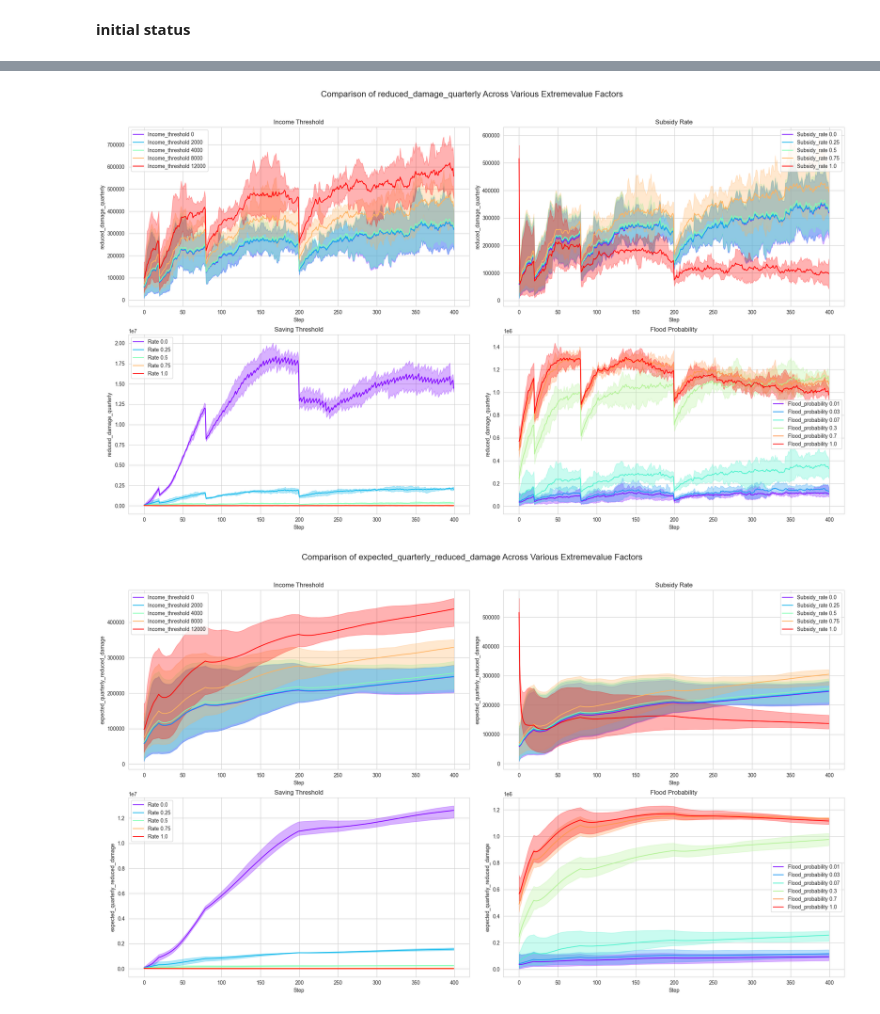
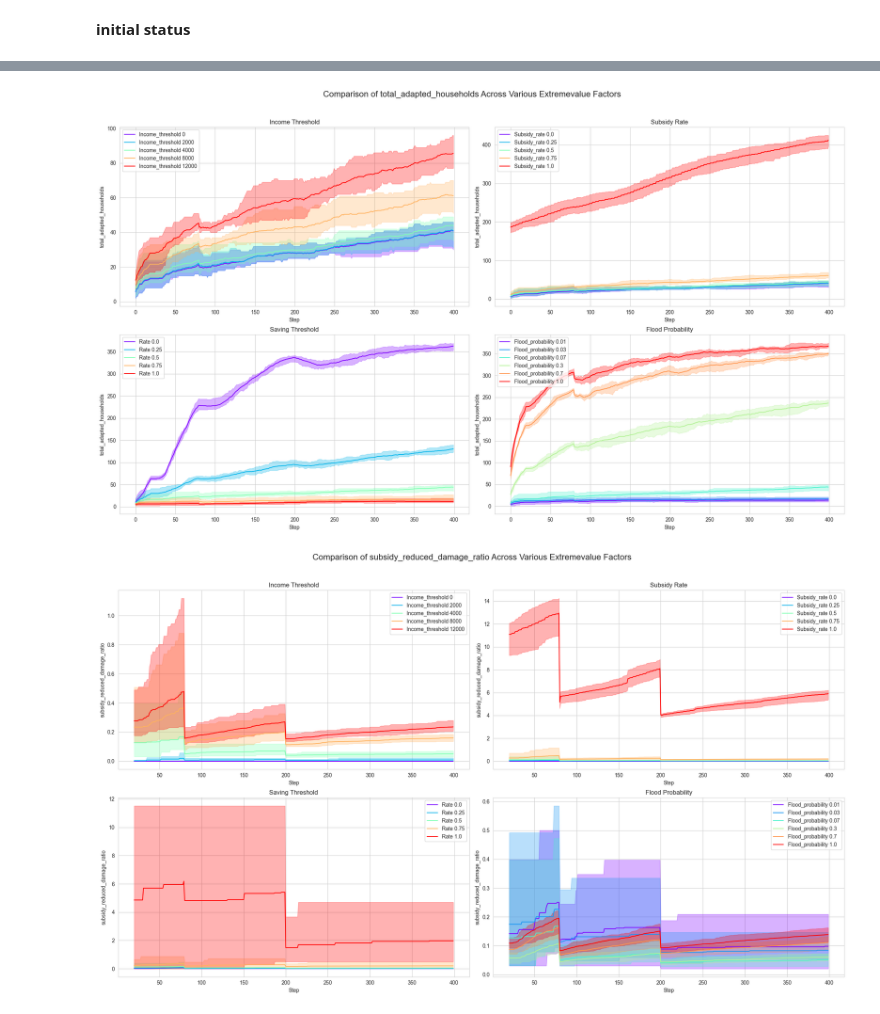
Before and after one commit to ctezgec/abm, a Jupyter notebook: model/analysis_extremevalue.ipynb, the cells around one changed output, grey strips where cells are left out. Cells and saved outputs as stored; diff of their text form; code cells hidden in the pictures.

```diff
--- a/model/analysis_extremevalue.ipynb
+++ b/model/analysis_extremevalue.ipynb
@@ -11,6 +11,11 @@ import matplotlib.pyplot as plt
 **initial status**
 # %%
 model_dataframe_initial = pd.read_csv(f"../result_extremevalue/{'model_results_initial'}.csv")
+model_dataframe_initial['cost_damage_ratio'] = (model_dataframe_initial['total_subsidy']+ model_dataframe_initial['total_expenditure_on_adaptations']) / model_dataframe_initial['total_actual_damage']
+model_dataframe_initial['total_cost'] = (model_dataframe_initial['total_subsidy']+ model_dataframe_initial['total_expenditure_on_adaptations'])
+model_dataframe_initial['adaptation_damage_ratio'] = model_dataframe_initial['total_expenditure_on_adaptations'] / model_dataframe_initial['total_reduced_estimated_damage']
+model_dataframe_initial['subsidy_damage_ratio'] = model_dataframe_initial['total_subsidy'] / model_dataframe_initial['total_actual_damage']
+model_dataframe_initial['subsidy_reduced_damage_ratio'] = model_dataframe_initial['total_subsidy'] / model_dataframe_initial['total_reduced_actual_damage']
 
 def create_dual_axis_line_chart(dataframe, left_y_data, right_y_data, warm_colors, cold_colors, title):
     fig, ax1 = plt.subplots(figsize=(10, 6))
@@ -54,15 +59,17 @@ left_y_data = [
 ]
 
 right_y_data = [
-    ('total_reduced_actual_damage', 'Total Reduced Actual Damage'),
-    #('total_actual_damage', 'Total Actual Damage'),
-    ('total_reduced_estimated_damage', 'Total Reduced Estimated Damage'),
-    ('total_subsidy', 'Total Subsidy'),
-    ('total_expenditure_on_adaptations', 'Total Expenditure on Adaptations')
+    # ('total_reduced_estimated_damage', 'Total Reduced Estimated Damage'),
+    ('total_cost', 'Total Cost'),
+    ('total_actual_damage', 'Total Actual Damage')
 ]
 
 # Prepare your dataframe
 grouped_data = model_dataframe_initial.groupby('Step').agg('mean').reset_index()
+
+
+# analyze_kpi('total_subsidy_reduced_damage_ratio')
+# analyze_kpi('total_cost_damage_ratio')
 # %%
 # Call the function to create the plot
 create_dual_axis_line_chart(grouped_data, left_y_data, right_y_data, warm_colors, cold_colors, 'Households and Damage Over Steps')
@@ -95,42 +102,42 @@ def analyze_kpi(kpi_column):
         "subsidy_rate": pd.read_csv("../result_extremevalue/model_sensitivity_results_subsidy_rate.csv"),
         "rate": pd.read_csv("../result_extremevalue/model_sensitivity_results_saving_threshold.csv"),
         "flood_probability": pd.read_csv("../result_extremevalue/model_sensitivity_results_flood_prob.csv")
     }
 
     # Compute ratios for each dataframe
     for df in dataframes.values():
-        df['subsidy_damage_ratio'] = df['total_subsidy'] / df['total_reduced_estimated_damage']
-        df['cost_damage_ratio'] = (df['total_subsidy'] + df['total_expenditure_on_adaptations']) / df['total_reduced_estimated_damage']
+
+        df['cost_damage_ratio'] = (df['total_subsidy']+ df['total_expenditure_on_adaptations']) / df['total_actual_damage']
+        df['total_cost'] = (df['total_subsidy']+ df['total_expenditure_on_adaptations'])
         df['adaptation_damage_ratio'] = df['total_expenditure_on_adaptations'] / df['total_reduced_estimated_damage']
+        df['subsidy_damage_ratio'] = df['total_subsidy'] / df['total_actual_damage']
+        df['subsidy_reduced_damage_ratio'] = df['total_subsidy'] / df['total_reduced_actual_damage']
 
     # Group data
     grouped_data = {key: group_data(df, key, kpi_column) for key, df in dataframes.items()}
 
     # Create figure and subplots
     fig, axs = plt.subplots(2, 2, figsize=(20, 12))  # Adjust as needed
 
     # Plot data
     plot_data(grouped_data["income_threshold"], 'income_threshold', kpi_column, axs[0, 0], 'Income Threshold')
     plot_data(grouped_data["subsidy_rate"], 'subsidy_rate', kpi_column, axs[0, 1], 'Subsidy Rate')
     plot_data(grouped_data["rate"], 'rate', kpi_column, axs[1, 0], 'Saving Threshold')
     plot_data(grouped_data["flood_probability"], 'flood_probability', kpi_column, axs[1, 1], 'Flood Probability')
 
     # Set the title for the entire figure
     fig.suptitle(f'Comparison of {kpi_column} Across Various Extremevalue Factors', fontsize=16)
 
     plt.tight_layout()
     fig.subplots_adjust(top=0.9)
     plt.show()
 
-# analyze_kpi('total_adapted_households')
-# analyze_kpi('total_elevated_households')
-# analyze_kpi('total_dryproofed_households')
-# analyze_kpi('total_wetproofed_households')
-# analyze_kpi('total_reduced_actual_damage')
-# analyze_kpi('cost_damage_ratio')
-analyze_kpi('reduced_damage_quarterly')
-analyze_kpi('expected_quarterly_reduced_damage')
+analyze_kpi('total_adapted_households')
+analyze_kpi('subsidy_reduced_damage_ratio')
+analyze_kpi('total_actual_damage')
+analyze_kpi('cost_damage_ratio')
+analyze_kpi('total_cost')
 analyze_kpi('total_reduced_estimated_damage')
 # %% [output]
-[figure, old version]
+[figure, new version]
-[figure, old version]
+[figure, new version]
```
Also changed, not shown: parts of 2 cells of this notebook, 5 other files.
